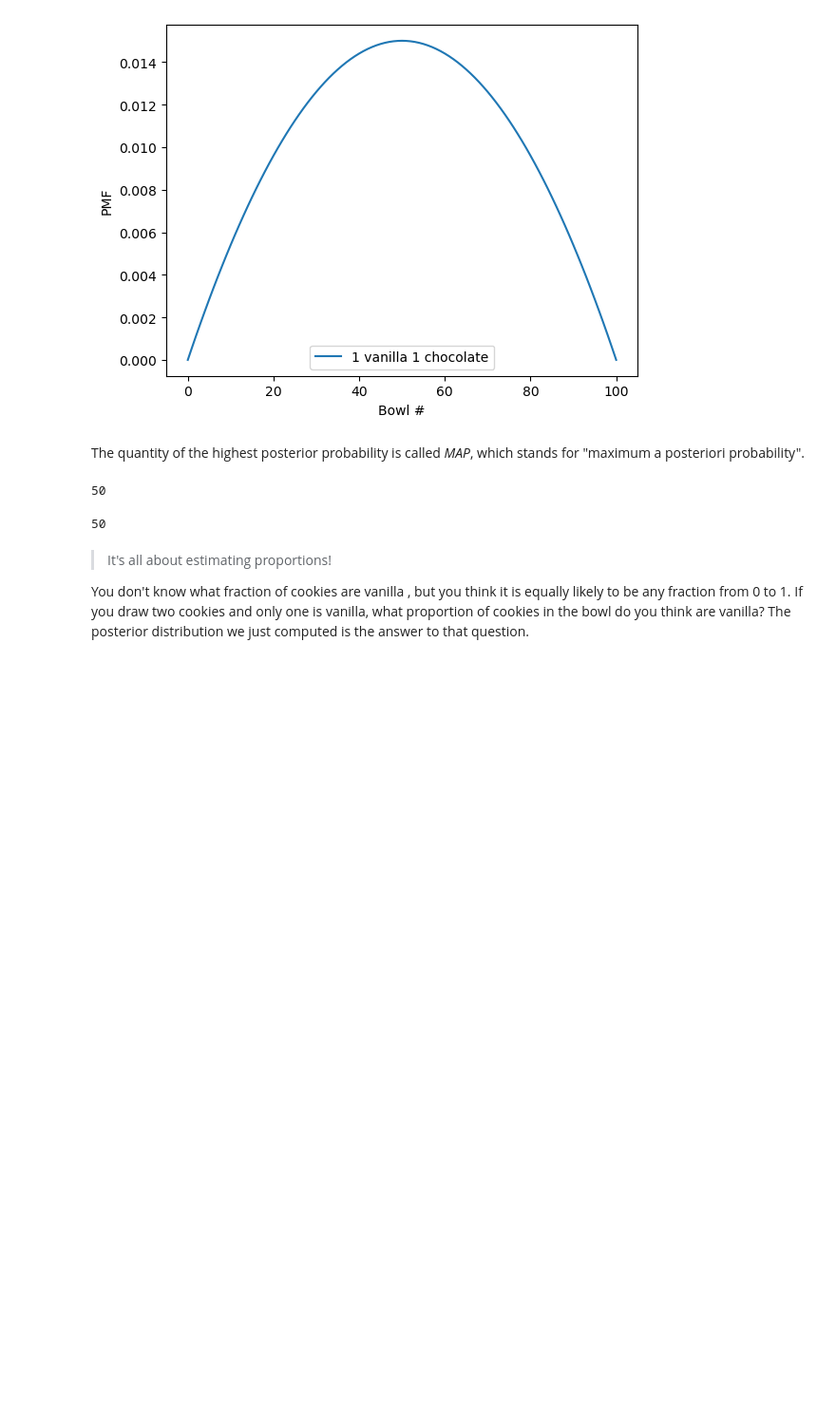
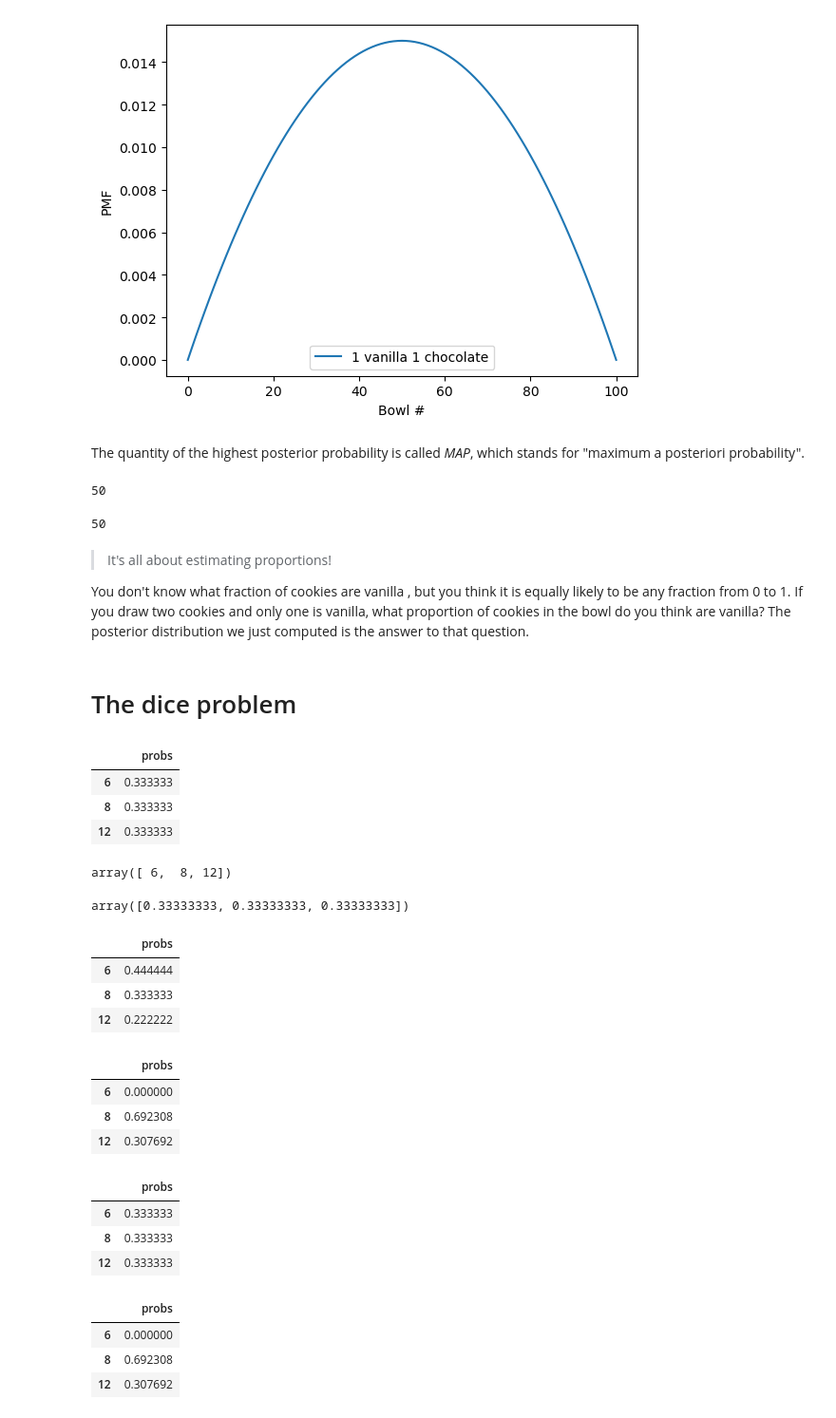
Before and after one commit to RiccardoTonioloDev/Bayesian-Statistics-Python, a Jupyter notebook: Chapter3:Distributions/DistributionsNotebook.ipynb, the cells around one changed output. Shown at 95% size. Cells and saved outputs as stored; diff of their text form; code cells hidden in the pictures; blank space fills up the shorter version.

Commit message:
Finished the Distribution chapter, with exercises

```diff
--- a/Chapter3:Distributions/DistributionsNotebook.ipynb
+++ b/Chapter3:Distributions/DistributionsNotebook.ipynb
@@ -187,3 +187,44 @@ posterior2.max_prob() # coming from Pmf
 > It's all about estimating proportions!
 
 You don't know what fraction of cookies are vanilla , but you think it is equally likely to be any fraction from 0 to 1. If you draw two cookies and only one is vanilla, what proportion of cookies in the bowl do you think are vanilla? The posterior distribution we just computed is the answer to that question.
+# %% [markdown]
+# The dice problem
+# %%
+hypos = [6,8,12]
+prior = Pmf(1/3,hypos)
+prior
+# %% [output]
+|  | probs |
+| 6 | 0.333333 |
+| 8 | 0.333333 |
+| 12 | 0.333333 |
+# %%
+prior.qs # quantities of the distribution
+# %% [output]
+array([ 6,  8, 12])
+# %%
+prior.ps # corresponding probabilities
+# %% [output]
+array([0.33333333, 0.33333333, 0.33333333])
+# %%
+likelihood1 = 1/6,1/8,1/12
+
+posteriorDice = prior*likelihood1
+posteriorDice.normalize()
+posteriorDice
+# %% [output]
+|  | probs |
+| 6 | 0.444444 |
+| 8 | 0.333333 |
+| 12 | 0.222222 |
+# %%
+likelihood_rolling7 = 0,1/8,1/12
+
+posteriorDice *= likelihood_rolling7
+posteriorDice.normalize()
+posteriorDice
+# %% [output]
+|  | probs |
+| 6 | 0.000000 |
+| 8 | 0.692308 |
+| 12 | 0.307692 |
@@ -189,0 +242,17 @@ You don't know what fraction of cookies are vanilla , but you think it is equall
+# %%
+pmf = prior.copy()
+pmf
+# %% [output]
+|  | probs |
+| 6 | 0.333333 |
+| 8 | 0.333333 |
+| 12 | 0.333333 |
+# %%
+update_dice(pmf,1)
+update_dice(pmf,7)
+pmf
+# %% [output]
+|  | probs |
+| 6 | 0.000000 |
+| 8 | 0.692308 |
+| 12 | 0.307692 |
```
Also changed, not shown: parts of 1 cell of this notebook, 1 other file.
